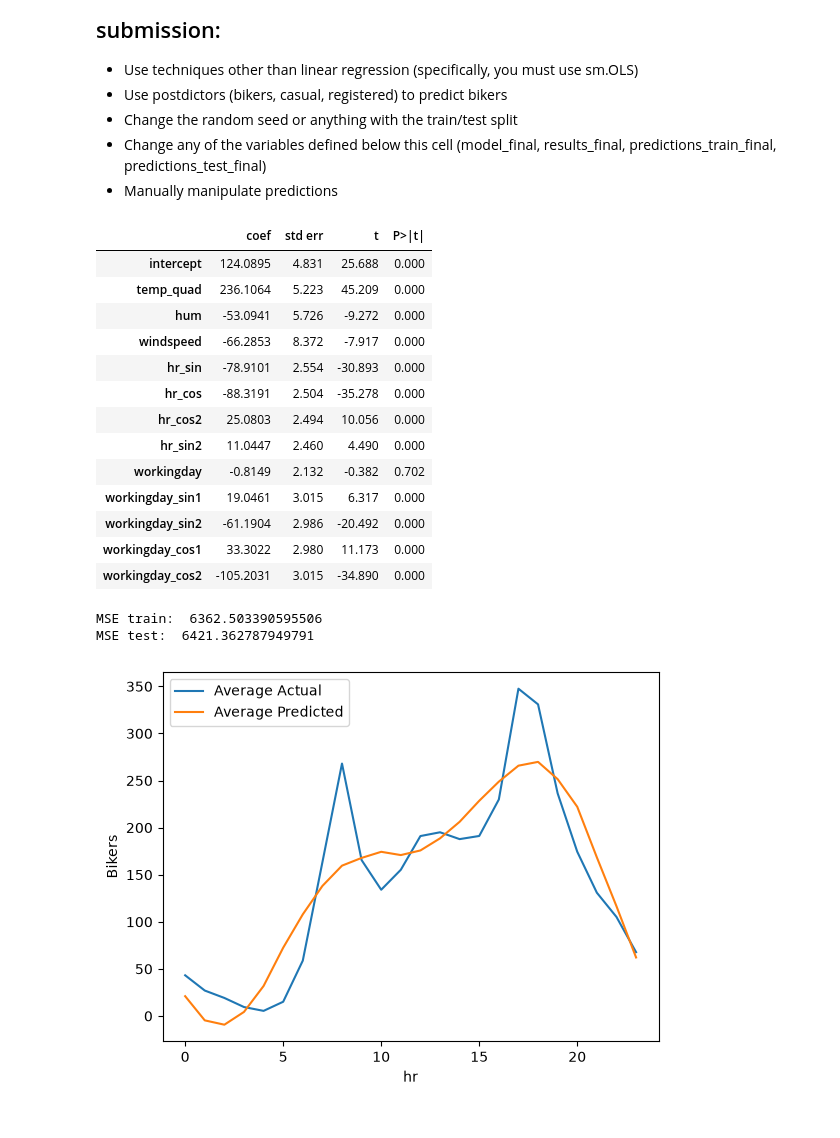
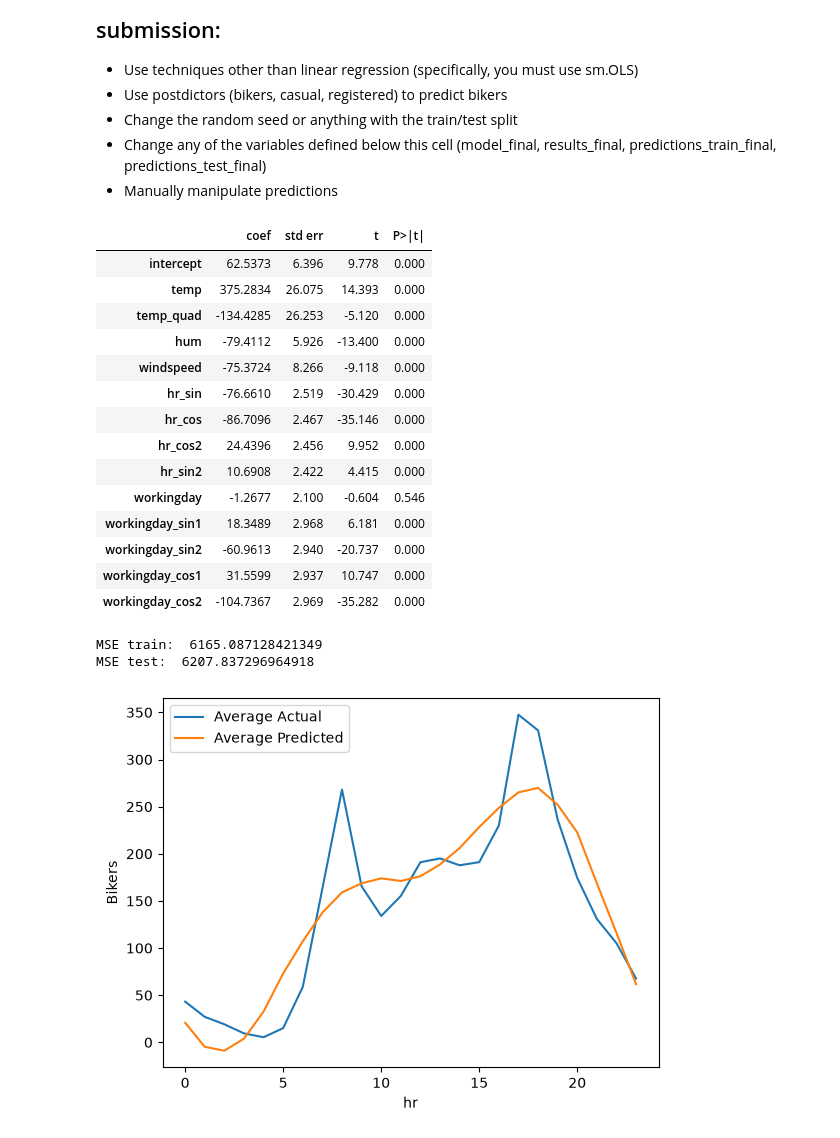
Before and after one commit to Ross-I-Hill/code_2600, a Jupyter notebook: mod05_nonlinear.ipynb, the cells around one changed output. Saved outputs shown, nothing was run; the diff lists cells and outputs as text; code cells hidden in the pictures.

Commit message:
forgot temp

```diff
--- a/mod05_nonlinear.ipynb
+++ b/mod05_nonlinear.ipynb
@@ -393,28 +393,29 @@ X_test['temp_quad'] = X_test['temp'] ** 2
 # %%
 # Build your linear regression model here.
 vars_to_include = [
-    'intercept', 'temp_quad', 'hum', 'windspeed', 'hr_sin', 'hr_cos', 'hr_cos2', 'hr_sin2', 'workingday', 'workingday_sin1', 'workingday_sin2',
+    'intercept','temp', 'temp_quad', 'hum', 'windspeed', 'hr_sin', 'hr_cos', 'hr_cos2', 'hr_sin2', 'workingday', 'workingday_sin1', 'workingday_sin2',
     'workingday_cos1', 'workingday_cos2'
 ]
 
 model_final = sm.OLS(y_train, X_train[vars_to_include])
 results_final = model_final.fit()
 summarize(results_final)
 # %% [output]
 |  | coef | std err | t | P>|t| |
-| intercept | 124.0895 | 4.831 | 25.688 | 0.000 |
-| temp_quad | 236.1064 | 5.223 | 45.209 | 0.000 |
-| hum | -53.0941 | 5.726 | -9.272 | 0.000 |
-| windspeed | -66.2853 | 8.372 | -7.917 | 0.000 |
-| hr_sin | -78.9101 | 2.554 | -30.893 | 0.000 |
-| hr_cos | -88.3191 | 2.504 | -35.278 | 0.000 |
-| hr_cos2 | 25.0803 | 2.494 | 10.056 | 0.000 |
-| hr_sin2 | 11.0447 | 2.460 | 4.490 | 0.000 |
-| workingday | -0.8149 | 2.132 | -0.382 | 0.702 |
-| workingday_sin1 | 19.0461 | 3.015 | 6.317 | 0.000 |
-| workingday_sin2 | -61.1904 | 2.986 | -20.492 | 0.000 |
-| workingday_cos1 | 33.3022 | 2.980 | 11.173 | 0.000 |
-| workingday_cos2 | -105.2031 | 3.015 | -34.890 | 0.000 |
+| intercept | 62.5373 | 6.396 | 9.778 | 0.000 |
+| temp | 375.2834 | 26.075 | 14.393 | 0.000 |
+| temp_quad | -134.4285 | 26.253 | -5.120 | 0.000 |
+| hum | -79.4112 | 5.926 | -13.400 | 0.000 |
+| windspeed | -75.3724 | 8.266 | -9.118 | 0.000 |
+| hr_sin | -76.6610 | 2.519 | -30.429 | 0.000 |
+| hr_cos | -86.7096 | 2.467 | -35.146 | 0.000 |
+| hr_cos2 | 24.4396 | 2.456 | 9.952 | 0.000 |
+| hr_sin2 | 10.6908 | 2.422 | 4.415 | 0.000 |
+| workingday | -1.2677 | 2.100 | -0.604 | 0.546 |
+| workingday_sin1 | 18.3489 | 2.968 | 6.181 | 0.000 |
+| workingday_sin2 | -60.9613 | 2.940 | -20.737 | 0.000 |
+| workingday_cos1 | 31.5599 | 2.937 | 10.747 | 0.000 |
+| workingday_cos2 | -104.7367 | 2.969 | -35.282 | 0.000 |
 # %%
 predictions_train_final = predict(X_train[vars_to_include], results_final)
 print('MSE train: ', mse(y_train, predictions_train_final))
@@ -422,8 +423,8 @@ print('MSE train: ', mse(y_train, predictions_train_final))
 predictions_test_final = predict(X_test[vars_to_include], results_final)
 print('MSE test: ', mse(y_test, predictions_test_final))
 # %% [output]
-MSE train:  6362.503390595506
-MSE test:  6421.362787949791
+MSE train:  6165.087128421349
+MSE test:  6207.837296964918
 # %%
 plot_avg_actual_vs_predicted_by_feature(X=X_train,
                                         y=y_train,
```
